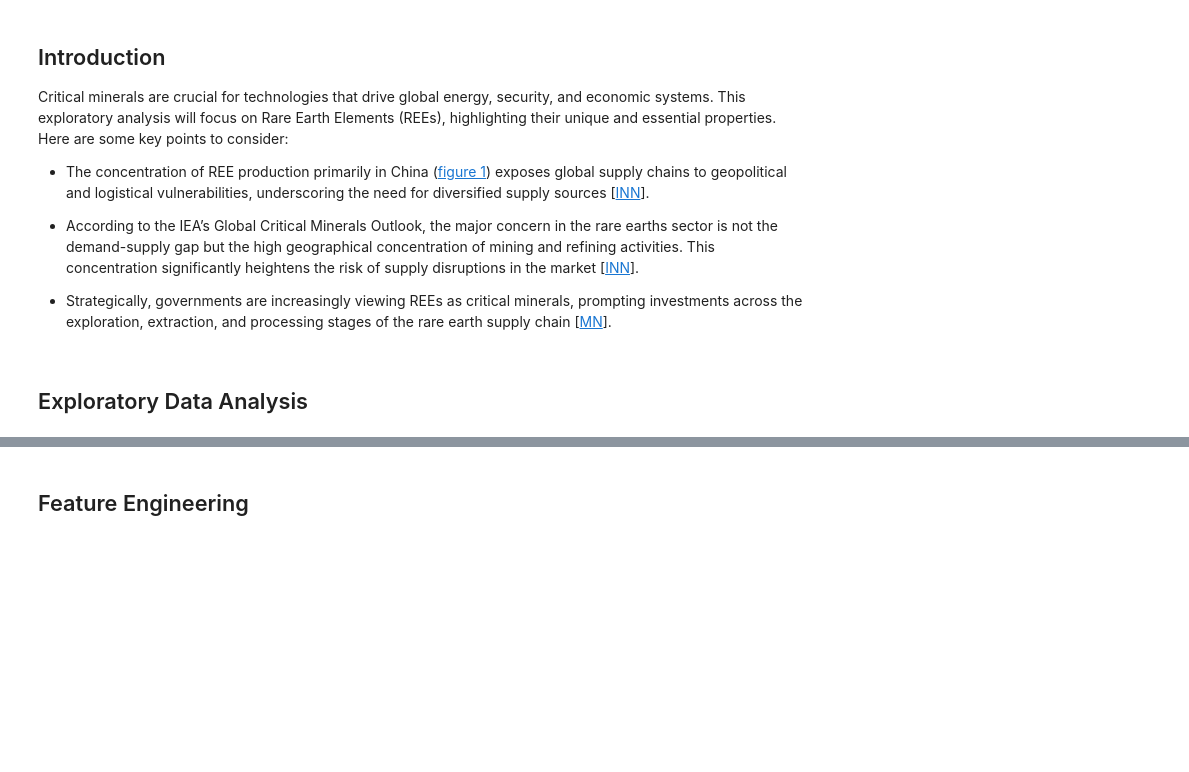
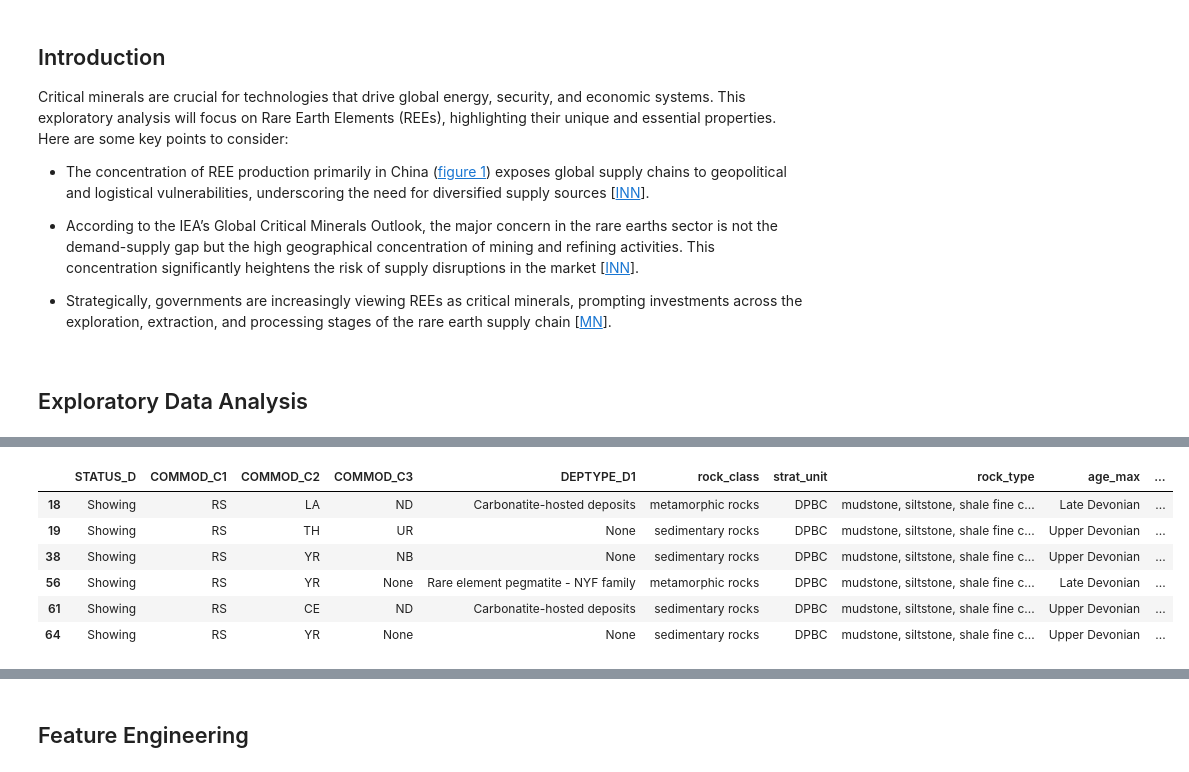
Before and after one commit to cvillarragamo/Tech_Treasures_Challenge, a Jupyter notebook: 2_Tech_Treassure_for_REE_minerals.ipynb, the cells around one changed output, grey strips where cells are left out. Drawn from its saved outputs; the diff is of its cells as text; code cells hidden in the pictures; blank space fills up the shorter version.

```diff
--- a/2_Tech_Treassure_for_REE_minerals.ipynb
+++ b/2_Tech_Treassure_for_REE_minerals.ipynb
@@ -23,0 +27,19 @@ Zonal statistics in buffers (prospective points in CM dataset)
+# %%
+import geopandas as gpd
+import numpy as np
+from shapely.geometry import Point, box
+import matplotlib.pyplot as plt
+import matplotlib.ticker as ticker
+
+#getting the points of interest. "RS" = Rare Earth Elements
+bc_cm = gpd.read_file(r'datasets\shp\cmBC.shp') # These is a gdf with 65 points of Critical Minerals in BC
+ree = bc_cm[bc_cm['COMMOD_C1'] == 'RS'].copy()
+ree
+# %% [output]
+|  | STATUS_D | COMMOD_C1 | COMMOD_C2 | COMMOD_C3 | DEPTYPE_D1 | rock_class | strat_unit | rock_type | age_max | ... |
+| 18 | Showing | RS | LA | ND | Carbonatite-hosted deposits | metamorphic rocks | DPBC | mudstone, siltstone, shale fine c... | Late Devonian | ... |
+| 19 | Showing | RS | TH | UR | None | sedimentary rocks | DPBC | mudstone, siltstone, shale fine c... | Upper Devonian | ... |
+| 38 | Showing | RS | YR | NB | None | sedimentary rocks | DPBC | mudstone, siltstone, shale fine c... | Upper Devonian | ... |
+| 56 | Showing | RS | YR | None | Rare element pegmatite - NYF family | metamorphic rocks | DPBC | mudstone, siltstone, shale fine c... | Late Devonian | ... |
+| 61 | Showing | RS | CE | ND | Carbonatite-hosted deposits | sedimentary rocks | DPBC | mudstone, siltstone, shale fine c... | Upper Devonian | ... |
+| 64 | Showing | RS | YR | None | None | sedimentary rocks | DPBC | mudstone, siltstone, shale fine c... | Upper Devonian | ... |
```
Also changed, not shown: parts of 14 cells of this notebook, 4 other files.
